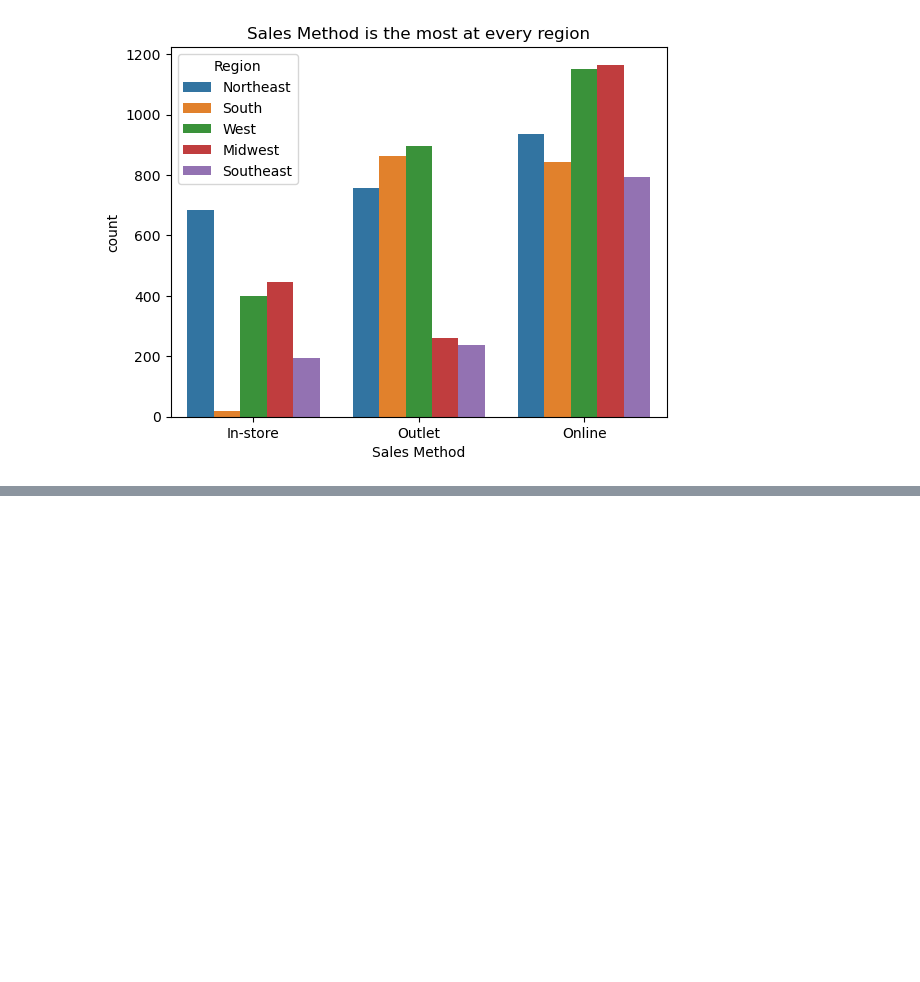
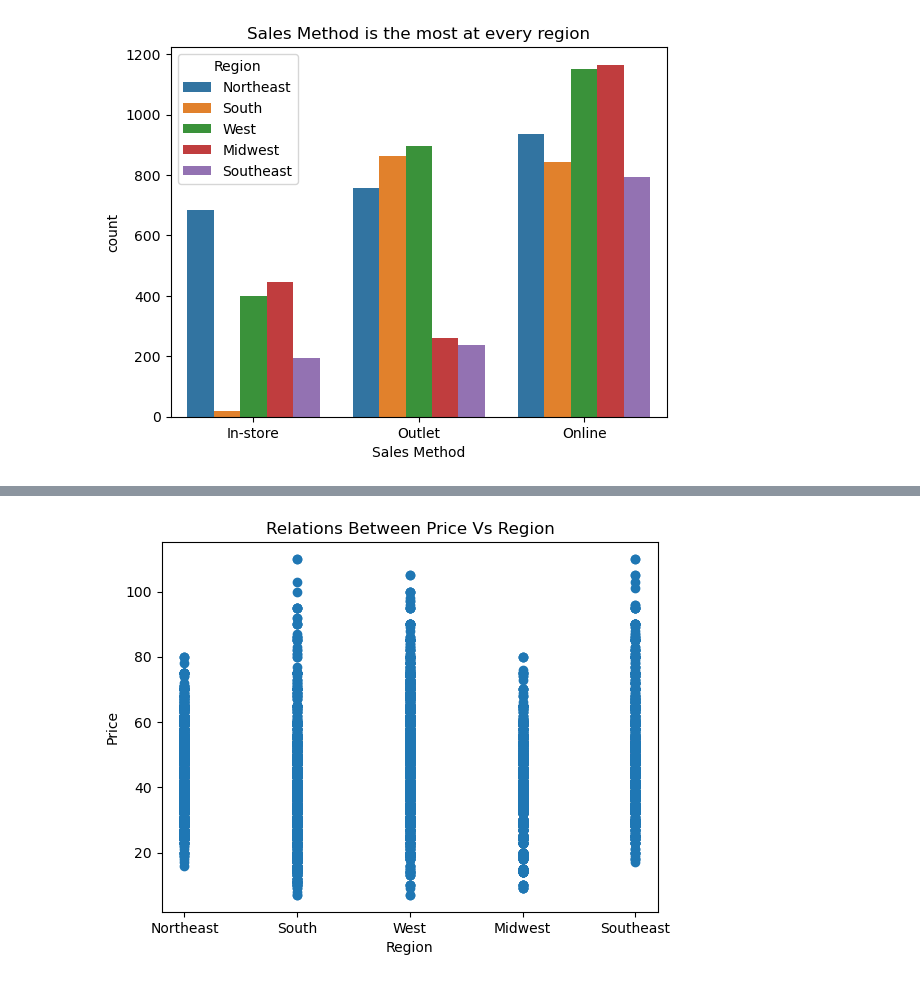
Before and after one commit to ibrahimFoud/project, a Jupyter notebook: cleaning.ipynb, the cells around one changed output, grey strips where cells are left out. Saved outputs shown, nothing was run; the diff lists cells and outputs as text; code cells hidden in the pictures; blank space fills up the shorter version.

```diff
--- a/cleaning.ipynb
+++ b/cleaning.ipynb
@@ -589,0 +613,8 @@ plt.show()
+# %%
+plt.scatter(data['Region'], data['Price per Unit'])
+plt.title("Relations Between Price Vs Region")
+plt.xlabel('Region')
+plt.ylabel('Price')
+plt.show()
+# %% [output]
+[figure, added]
```
Also changed, not shown: parts of 5 cells of this notebook.
